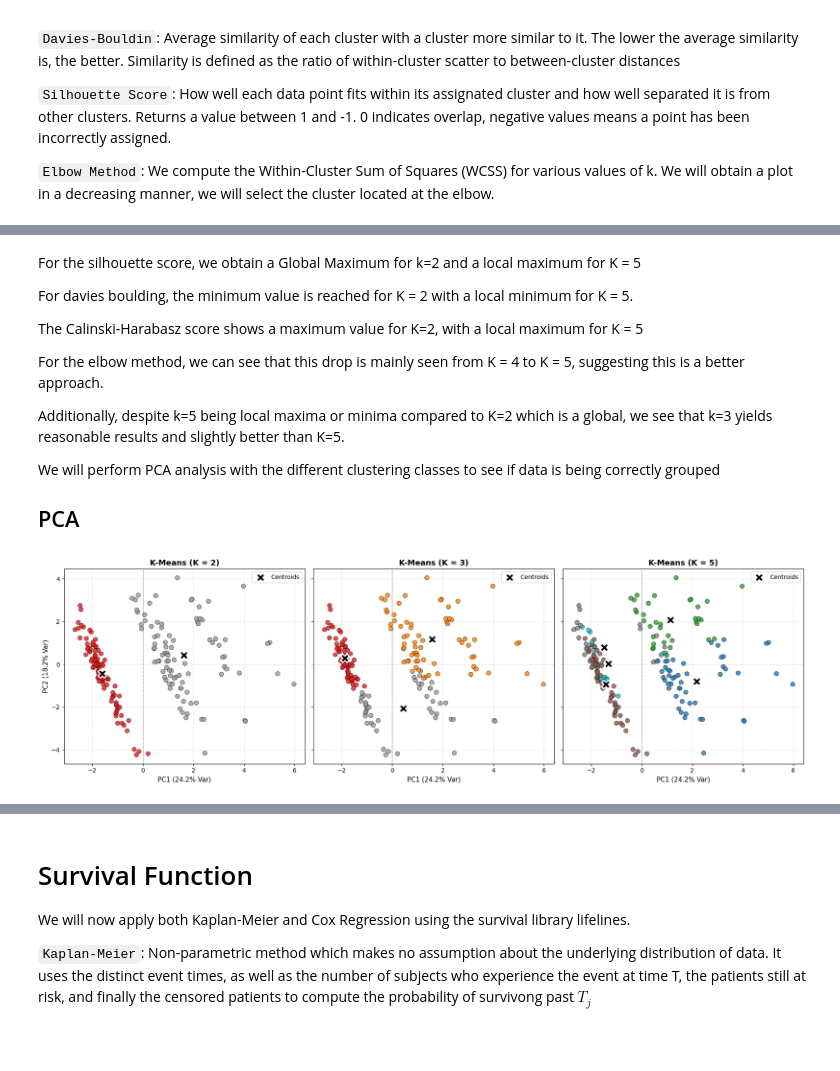
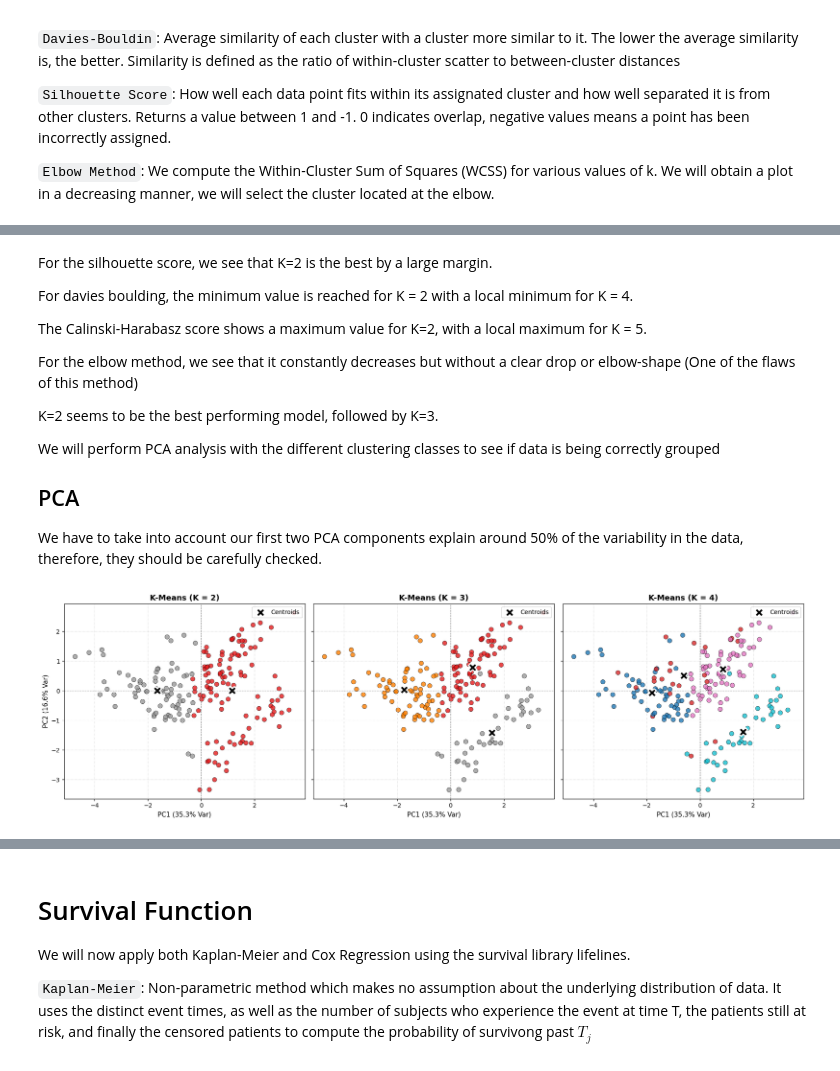
Before and after one commit to alvarodca/MLHealth, a Jupyter notebook: Lab2/survival.ipynb, the cells around one changed output, grey strips where cells are left out. Saved outputs shown, nothing was run; the diff lists cells and outputs as text; code cells hidden in the pictures.

```diff
--- a/Lab2/survival.ipynb
+++ b/Lab2/survival.ipynb
@@ -138,17 +138,19 @@ plt.show()
 # %% [markdown]
-For the silhouette score, we obtain a Global Maximum for k=2 and a local maximum for K = 5
+For the silhouette score, we see that K=2 is the best by a large margin.
 
-For davies boulding, the minimum value is reached for K = 2 with a local minimum for K = 5.
+For davies boulding, the minimum value is reached for K = 2 with a local minimum for K = 4.
 
-The Calinski-Harabasz score shows a maximum value for K=2, with a local maximum for K = 5
+The Calinski-Harabasz score shows a maximum value for K=2, with a local maximum for K = 5.
 
-For the elbow method, we can see that this drop is mainly seen from K = 4 to K = 5, suggesting this is a better approach.
+For the elbow method, we see that it constantly decreases but without a clear drop or elbow-shape (One of the flaws of this method)
 
-Additionally, despite k=5 being local maxima or minima compared to K=2 which is a global, we see that k=3 yields reasonable results and slightly better than K=5.
+K=2 seems to be the best performing model, followed by K=3.
 
 We will perform PCA analysis with the different clustering classes to see if data is being correctly grouped
 
 ##  PCA
+
+We have to take into account our first two PCA components explain around 50% of the variability in the data, therefore, they should be carefully checked.
 # %%
 scaler = StandardScaler()
 scaled_data = scaler.fit_transform(data)
@@ -157,7 +159,7 @@ x_pca_2d = pca_2d.fit_transform(scaled_data)
 var_exp = pca_2d.explained_variance_ratio_ * 100
 
 fig, axs = plt.subplots(1, 3, figsize=(18, 5.5), sharey=True)
-k_values = [2, 3, 5]
+k_values = [2, 3, 4]
 
 for i, k in enumerate(k_values):
     ax = axs[i]
@@ -176,31 +178,31 @@ for i, k in enumerate(k_values):
         alpha=0.8,
         edgecolors="k",
         linewidths=0.5,
     )
 
     # Plot projected centroids
     ax.scatter(
         centers_2d[:, 0],
         centers_2d[:, 1],
         c="black",
         marker="X",
         s=200,
         linewidths=2,
         edgecolors="white",
         label="Centroids",
     )
 
     ax.set_title(f"K-Means (K = {k})", fontsize=13, fontweight="bold")
     ax.set_xlabel(f"PC1 ({var_exp[0]:.1f}% Var)", fontsize=11)
     if i == 0:
         ax.set_ylabel(f"PC2 ({var_exp[1]:.1f}% Var)", fontsize=11)
 
     ax.grid(True, linestyle=":", alpha=0.6)
     ax.axhline(0, color="gray", linestyle="--", linewidth=0.8)
     ax.axvline(0, color="gray", linestyle="--", linewidth=0.8)
     ax.legend(loc="upper right")
 
 plt.tight_layout()
 plt.show()
 # %% [output]
-[figure, old version]
+[figure, new version]
```
Also changed, not shown: parts of 19 cells of this notebook, 1 other file.
